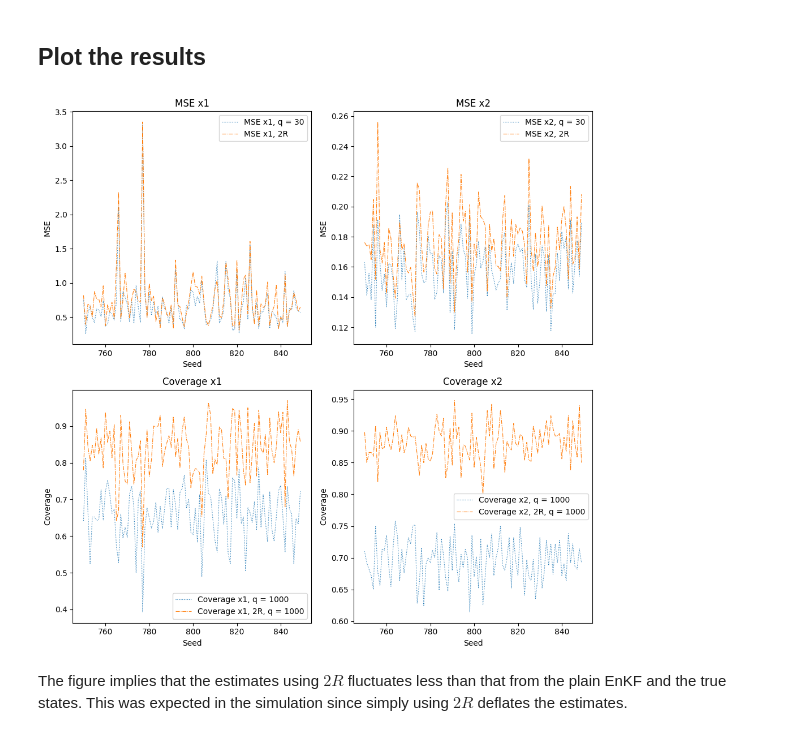
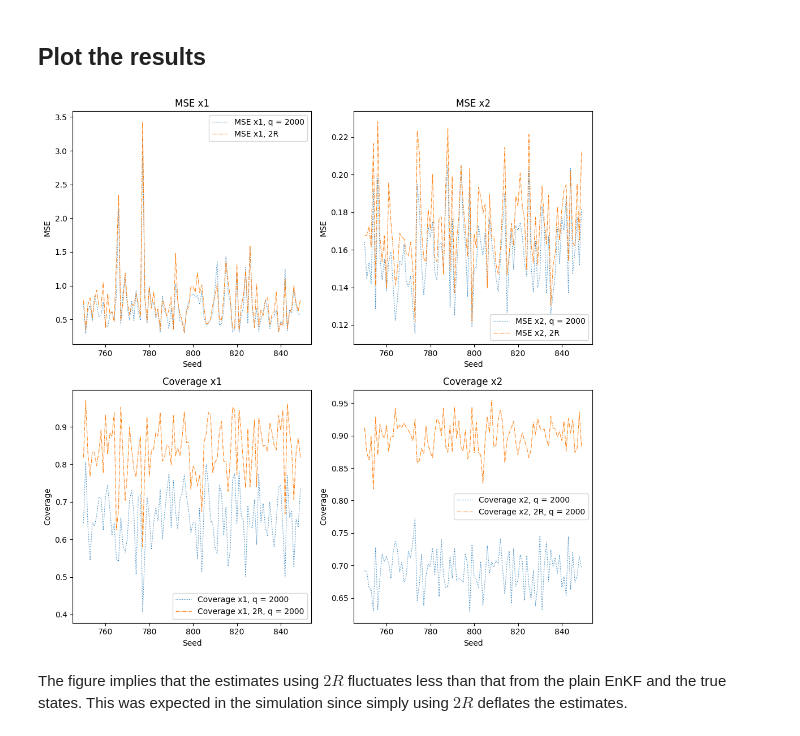
Before and after one commit to JackWang0102/STAT-546-EnFK-Simulation, a Jupyter notebook: Van der Pol Oscillator.ipynb, the cells around one changed output. Saved outputs shown, nothing was run; the diff lists cells and outputs as text; code cells hidden in the pictures.

```diff
--- a/Van der Pol Oscillator.ipynb
+++ b/Van der Pol Oscillator.ipynb
@@ -338,7 +338,7 @@ for seed in range(750, 750+num_experiments):
     observations = observations.reshape(-1, 1)
 
     # Run EnKF
-    ensemble_size = 1000
+    ensemble_size = 2000
     enkf = EnsembleKalmanFilter(ensemble_size, state_dim, process_model, observation_model, R, Q)
     enkf.initialize_ensemble(initial_state)
     result_x1_30 = []
@@ -351,7 +351,7 @@ for seed in range(750, 750+num_experiments):
 
     # Run EnKF with 2R
     R1 = R*2  # Observation noise covariance
-    ensemble_size = 1000
+    ensemble_size = 2000
 
     # Instantiate and initialize EnKF
     enkf = EnsembleKalmanFilter(ensemble_size, state_dim, process_model, observation_model, R1, Q)
@@ -533,7 +533,7 @@ fig, axs = plt.subplots(2, 2, figsize=(10, 10))
 seed = range(750, 750+num_experiments)
 
 # Plot data in each subplot
-axs[0, 0].plot(seed, MSE_x1_R_list, linestyle=':', linewidth=0.8, label="MSE x1, q = 30")
+axs[0, 0].plot(seed, MSE_x1_R_list, linestyle=':', linewidth=0.8, label=f"MSE x1, q = {ensemble_size}")
 axs[0, 0].plot(seed, MSE_x1_R2_list, linestyle='-.', linewidth=0.8, label="MSE x1, 2R")
 # axs[0, 0].plot(seed, MSE_x1Inf_list, linestyle='--', linewidth=0.8, label="MSE x1, inflation")
 axs[0, 0].set_title("MSE x1")
@@ -541,35 +541,35 @@ axs[0, 0].set_xlabel("Seed")
 axs[0, 0].set_ylabel("MSE")
 axs[0, 0].legend()
 
-axs[0, 1].plot(seed, MSE_x2_R_list, linestyle=':', linewidth=0.8, label="MSE x2, q = 30")
+axs[0, 1].plot(seed, MSE_x2_R_list, linestyle=':', linewidth=0.8, label=f"MSE x2, q = {ensemble_size}")
 axs[0, 1].plot(seed, MSE_x2_R2_list, linestyle='-.', linewidth=0.8, label="MSE x2, 2R")
 # axs[0, 1].plot(seed, MSE_x2Inf_list, linestyle='--', linewidth=0.8, label="MSE x2, inflation")
 axs[0, 1].set_title("MSE x2")
 axs[0, 1].set_xlabel("Seed")
 axs[0, 1].set_ylabel("MSE")
 axs[0, 1].legend()
 
 axs[1, 0].plot(seed, coverage_x1_R_list, linestyle=':', linewidth=0.8, label=f"Coverage x1, q = {ensemble_size}")
 axs[1, 0].plot(seed, coverage_x1_R2_list, linestyle='-.', linewidth=0.8, label=f"Coverage x1, 2R, q = {ensemble_size}")
 # axs[1, 0].plot(seed, coverage_x1Inf_list, linestyle='--', linewidth=0.8, label="Coverage x1, inflation")
 axs[1, 0].set_title("Coverage x1")
 axs[1, 0].set_xlabel("Seed")
 axs[1, 0].set_ylabel("Coverage")
 axs[1, 0].legend()
 
 axs[1, 1].plot(seed, coverage_x2_R_list, linestyle=':', linewidth=0.8, label=f"Coverage x2, q = {ensemble_size}")
 axs[1, 1].plot(seed, coverage_x2_R2_list, linestyle='-.', linewidth=0.8, label=f"Coverage x2, 2R, q = {ensemble_size}")
 # axs[1, 1].plot(seed, coverage_x2Inf_list, linestyle='--', linewidth=0.8, label="Coverage x2, inflation")
 axs[1, 1].set_title("Coverage x2")
 axs[1, 1].set_xlabel("Seed")
 axs[1, 1].set_ylabel("Coverage")
 axs[1, 1].legend()
 
 plt.tight_layout()
 plt.savefig(f"EnKF_MSE_coverage_Example1_q{ensemble_size}.png")
 plt.show()
 # %% [output]
-[figure, old version]
+[figure, new version]
 # %% [markdown]
 The figure implies that the estimates using $2R$ fluctuates less than that from the plain EnKF and the true states. This was expected in the simulation since simply using $2R$ deflates the estimates.
 # %%
```
Also changed, not shown: parts of 3 cells of this notebook, 8 other files.
